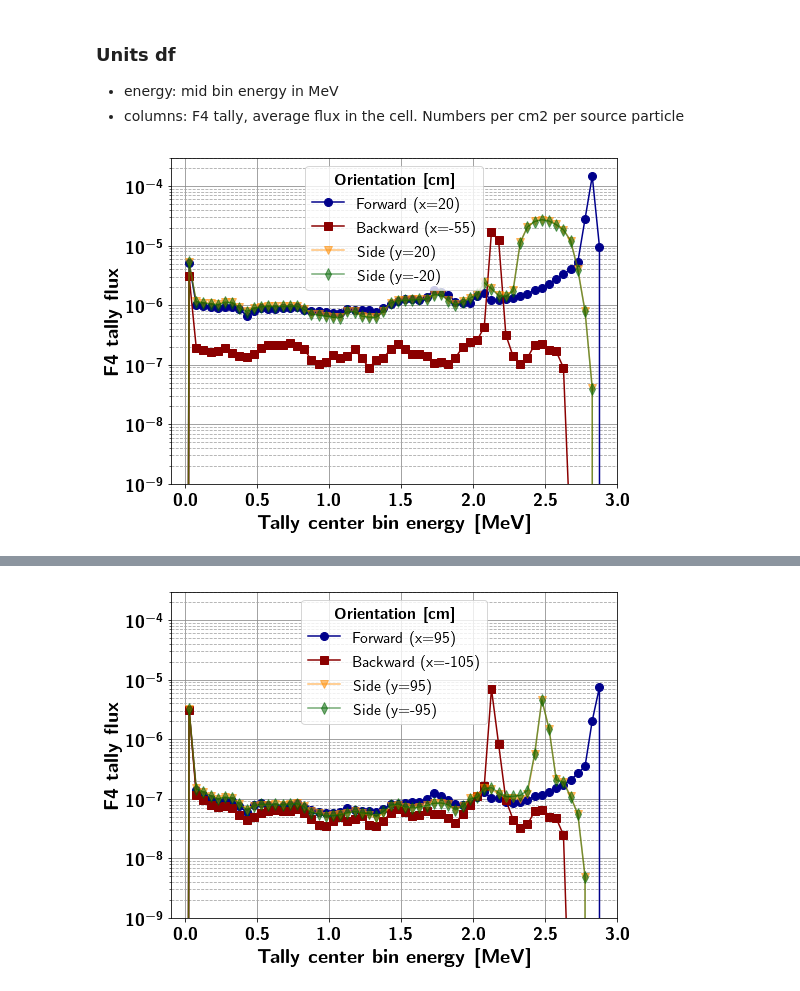
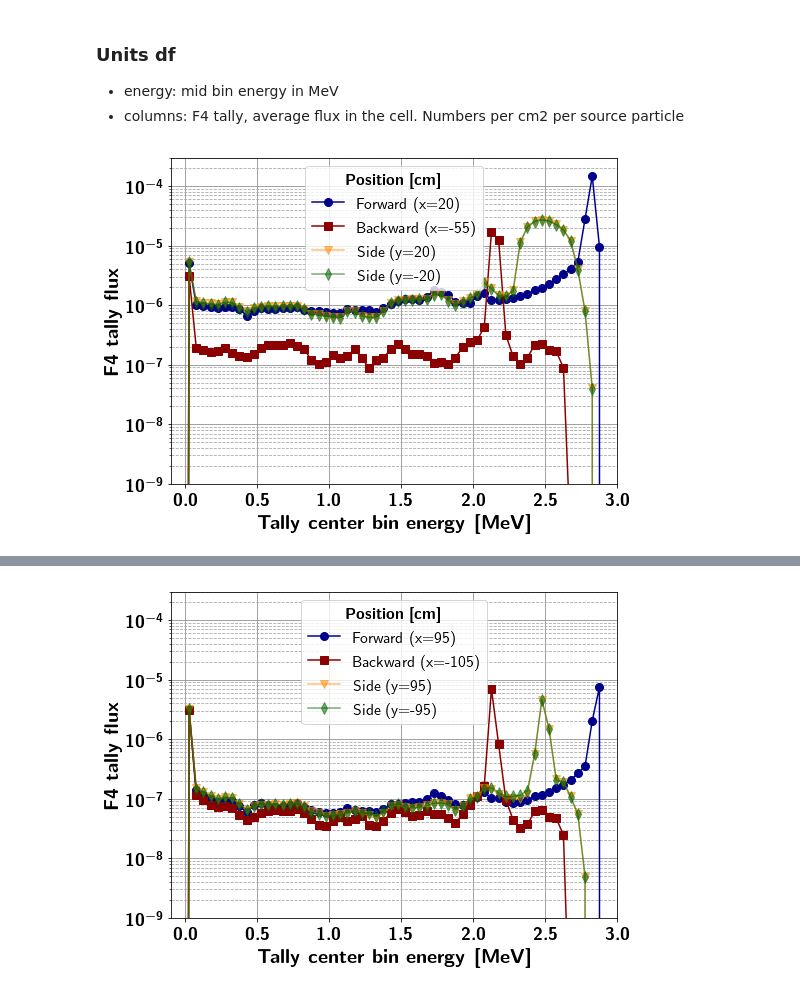
Before and after one commit to kromerh/phd_python, a Jupyter notebook: 09.BS_Mapping/02.NeutronFluxes.ipynb, the cells around one changed output, grey strips where cells are left out. Saved outputs shown, nothing was run; the diff lists cells and outputs as text; code cells hidden in the pictures.

```diff
--- a/09.BS_Mapping/02.NeutronFluxes.ipynb
+++ b/09.BS_Mapping/02.NeutronFluxes.ipynb
@@ -49,35 +56,35 @@ df.head()
 fig = plt.figure(figsize=(8, 6))
 fs = 20
 markersize = 8
 
 # 20 cm North
 plt.plot(df.index, df['N 20'], marker='o', color='darkblue', markersize=markersize, label=r'Forward (x=20)')
 # 55 cm South
 plt.plot(df.index, df['S 55'], marker='s', color='darkred', markersize=markersize, label=r'Backward (x=-55)')
 # 20 cm West
 plt.plot(df.index, df['W 20'], marker='v', color='darkorange', markersize=markersize, label=r'Side (y=20)', alpha=0.55)
 # 20 cm East
 plt.plot(df.index, df['E 20'], marker='d', color='darkgreen', markersize=markersize, label=r'Side (y=-20)', alpha=0.55)
 
 ax1 = plt.gca()
 plt.yscale('log')
 ylim = ax1.get_ylim()
 
 plt.xlim(-0.1, 3.0)
 plt.ylim(1e-9, ylim[1])
 
 plt.xlabel(r"\textbf{Tally center bin energy [MeV]}", fontsize=fs)
 plt.ylabel(r"\textbf{F4 tally flux}", fontsize=fs)
 
 ax1.tick_params('x', colors='black', labelsize=fs-2)
 ax1.tick_params('y', colors='black', labelsize=fs-2)
 plt.grid(which="minor",ls="--", color='0.65')
 plt.grid(which="major",ls="-", color='0.55')
 leg = plt.legend(fontsize=fs-4)
-leg.set_title(r"\textbf{Orientation [cm]}", prop = {'size': fs-4})
+leg.set_title(r"\textbf{Position [cm]}", prop = {'size': fs-4})
 plt.show()
 # %% [output]
-[figure, old version]
+[figure, new version]
 # %%
 df[df.columns[df.columns.str.contains('E')]].head()
 # %% [output]
@@ -120,7 +127,7 @@ ax1.tick_params('y', colors='black', labelsize=fs-2)
 plt.grid(which="minor",ls="--", color='0.65')
 plt.grid(which="major",ls="-", color='0.55')
 leg = plt.legend(fontsize=fs-4)
-leg.set_title(r"\textbf{Orientation [cm]}", prop = {'size': fs-4})
+leg.set_title(r"\textbf{Position [cm]}", prop = {'size': fs-4})
 plt.show()
 # %% [output]
-[figure, old version]
+[figure, new version]
```
Also changed, not shown: parts of 1 cell of this notebook, 1 other file.
